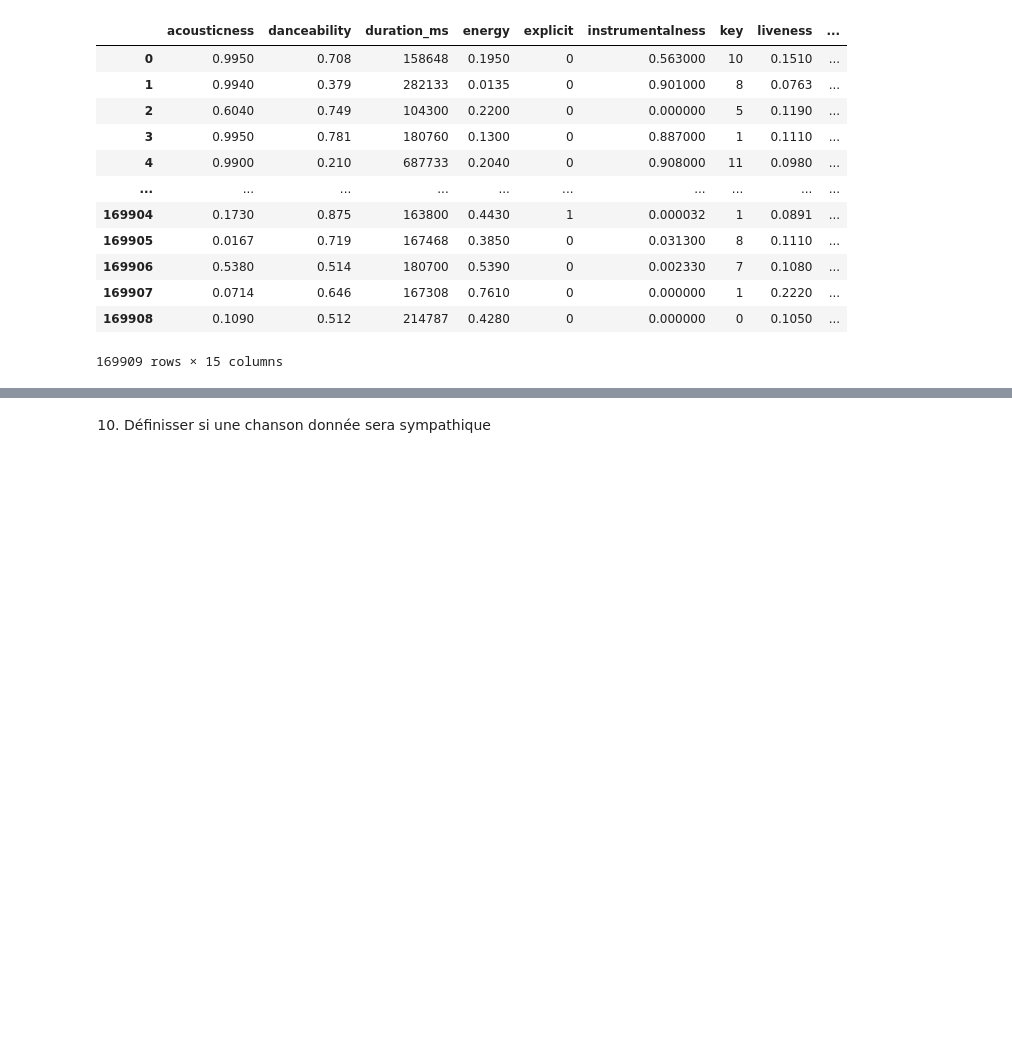
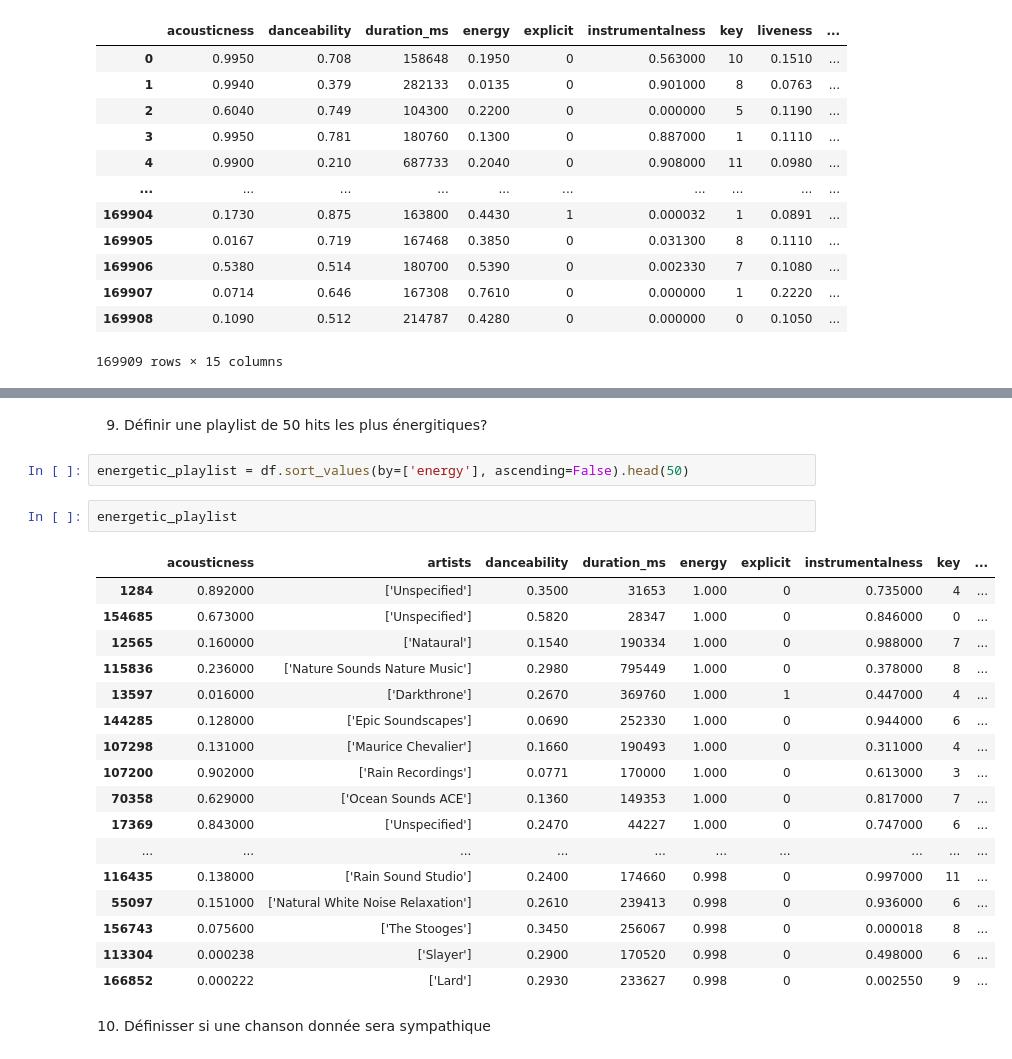
Before and after one commit to 11bender/IA_labs, a Jupyter notebook: Lab1_AI_Numpy_Pandas.ipynb, the cells around one changed output, grey strips where cells are left out. Drawn from its saved outputs; the diff is of its cells as text; blank space fills up the shorter version.

```diff
--- a/Lab1_AI_Numpy_Pandas.ipynb
+++ b/Lab1_AI_Numpy_Pandas.ipynb
@@ -651,3 +619,27 @@ df[df['duration_ms'] > dureeMoyenne]
+# %% [markdown]
+9. Définir une playlist de 50 hits les plus énergitiques?
+# %%
+energetic_playlist = df.sort_values(by=['energy'], ascending=False).head(50)
+# %%
+energetic_playlist
+# %% [output]
+|  | acousticness | artists | danceability | duration_ms | energy | explicit | instrumentalness | key | ... |
+| 1284 | 0.892000 | ['Unspecified'] | 0.3500 | 31653 | 1.000 | 0 | 0.735000 | 4 | ... |
+| 154685 | 0.673000 | ['Unspecified'] | 0.5820 | 28347 | 1.000 | 0 | 0.846000 | 0 | ... |
+| 12565 | 0.160000 | ['Nataural'] | 0.1540 | 190334 | 1.000 | 0 | 0.988000 | 7 | ... |
+| 115836 | 0.236000 | ['Nature Sounds Nature Music'] | 0.2980 | 795449 | 1.000 | 0 | 0.378000 | 8 | ... |
+| 13597 | 0.016000 | ['Darkthrone'] | 0.2670 | 369760 | 1.000 | 1 | 0.447000 | 4 | ... |
+| 144285 | 0.128000 | ['Epic Soundscapes'] | 0.0690 | 252330 | 1.000 | 0 | 0.944000 | 6 | ... |
+| 107298 | 0.131000 | ['Maurice Chevalier'] | 0.1660 | 190493 | 1.000 | 0 | 0.311000 | 4 | ... |
+| 107200 | 0.902000 | ['Rain Recordings'] | 0.0771 | 170000 | 1.000 | 0 | 0.613000 | 3 | ... |
+| 70358 | 0.629000 | ['Ocean Sounds ACE'] | 0.1360 | 149353 | 1.000 | 0 | 0.817000 | 7 | ... |
+| 17369 | 0.843000 | ['Unspecified'] | 0.2470 | 44227 | 1.000 | 0 | 0.747000 | 6 | ... |
+| ... | ... | ... | ... | ... | ... | ... | ... | ... | ... |
+| 116435 | 0.138000 | ['Rain Sound Studio'] | 0.2400 | 174660 | 0.998 | 0 | 0.997000 | 11 | ... |
+| 55097 | 0.151000 | ['Natural White Noise Relaxation'] | 0.2610 | 239413 | 0.998 | 0 | 0.936000 | 6 | ... |
+| 156743 | 0.075600 | ['The Stooges'] | 0.3450 | 256067 | 0.998 | 0 | 0.000018 | 8 | ... |
+| 113304 | 0.000238 | ['Slayer'] | 0.2900 | 170520 | 0.998 | 0 | 0.498000 | 6 | ... |
+| 166852 | 0.000222 | ['Lard'] | 0.2930 | 233627 | 0.998 | 0 | 0.002550 | 9 | ... |
 # %% [markdown]
 10. Définisser si une chanson donnée sera sympathique
 # %%
```
Also changed, not shown: parts of 16 cells of this notebook.
